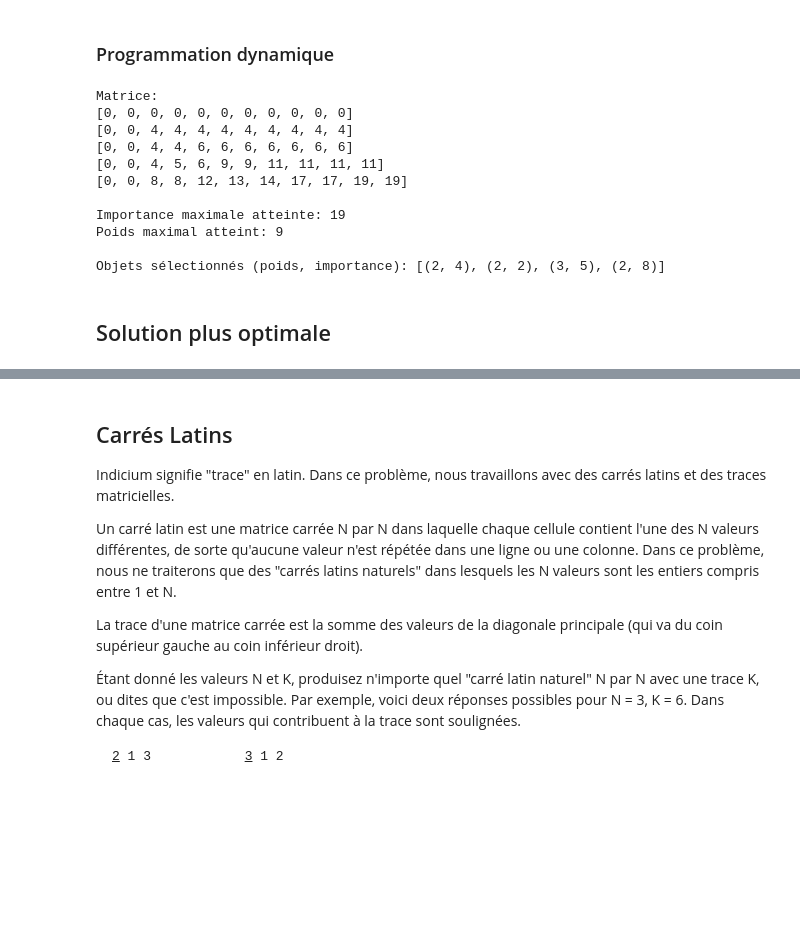
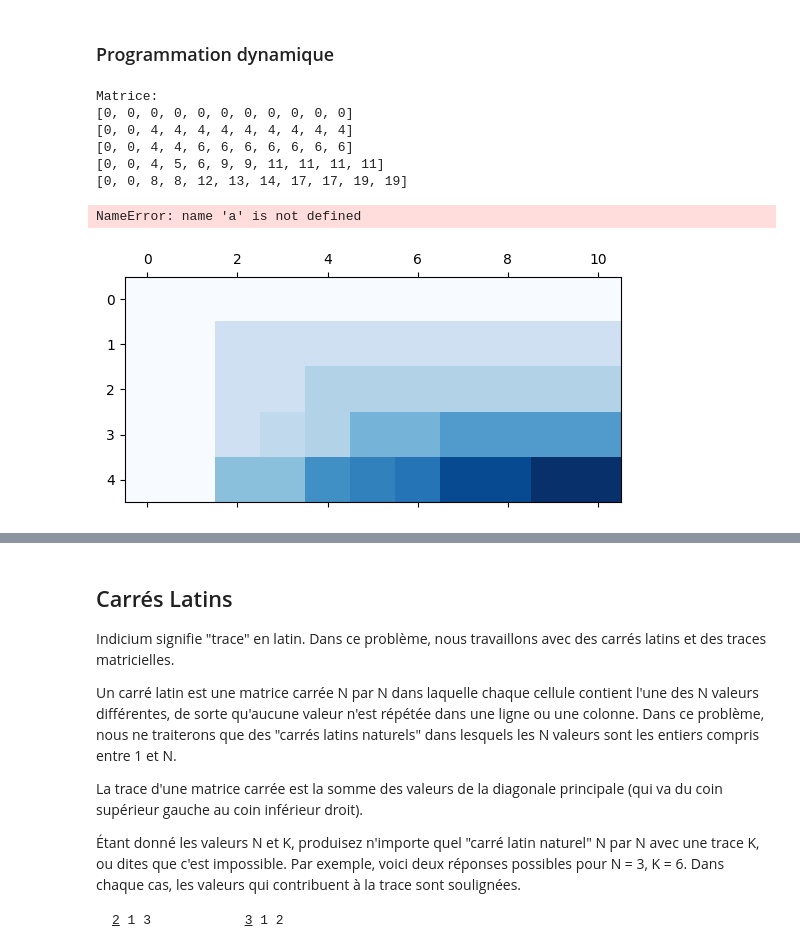
Before and after one commit to ferrorra/Programmation-Avanc-e-AMSD, a Jupyter notebook: BOUROUINA_Rania et AL.ipynb, the cells around one changed output, grey strips where cells are left out. Drawn from its saved outputs; the diff is of its cells as text; code cells hidden in the pictures; blank space fills up the shorter version.

```diff
--- a/BOUROUINA_Rania.ipynb
+++ b/BOUROUINA_Rania et AL.ipynb
@@ -19,6 +19,36 @@ En termes de complexite, les meilleurs algorithmes a utiliser sont :
 # %% [markdown]
 ### Programmation dynamique
 # %%
+import matplotlib.pyplot as plt
+import numpy as np
+
+def visualize_matrix(dp_matrix, selected_indices):
+    n_objects = len(dp_matrix) - 1
+    car_space = len(dp_matrix[0]) - 1
+
+    # Create a colormap for visualization
+    cmap = plt.get_cmap('Blues')
+
+    # Plot the dynamic programming matrix as a heatmap
+    fig, ax = plt.subplots()
+    cax = ax.matshow(dp_matrix, cmap=cmap, vmin=0, vmax=np.max(dp_matrix))
+    #fig.colorbar(cax)
+
+    # Mark the selected positions with a different color
+    for i, j in enumerate(selected_indices, start=1):
+        a.add_patch(plt.Rectangle((j, n_objects - i), 1, 1, fill=True, color='red'))
+
+    # Set axis labels
+    ax.set_xticks(range(car_space + 1))
+    ax.set_yticks(range(n_objects + 1))
+    ax.set_xticklabels(range(car_space + 1))
+    ax.set_yticklabels(range(n_objects + 1))
+    ax.set_xlabel('Size (Space in Car)')
+    ax.set_ylabel('Object')
+
+    plt.title("Matrice dynamique avec objets selectionness")
+    plt.show()
+
 def take_objects(obj_importance, obj_sizes, car_space):
     n_objects = len(obj_importance)
 
@@ -36,46 +66,43 @@ def take_objects(obj_importance, obj_sizes, car_space):
             else:
                 dp_matrix[i][size] = dp_matrix[i - 1][size]
 
-    # Récupération de la capacité maximale atteinte
-    max_capacity = dp_matrix[n_objects][car_space]
-
     # Récupération des objets sélectionnés
     selected_objects = []
+    indices_selected = []  # Ajout d'une liste pour stocker les indices des objets sélectionnés
     size_remaining = car_space
     for i in range(n_objects, 0, -1):
         if dp_matrix[i][size_remaining] != dp_matrix[i - 1][size_remaining]:
+            indices_selected.append(i - 1)
             selected_objects.append((obj_sizes[i - 1], obj_importance[i - 1]))
             size_remaining -= obj_sizes[i - 1]
 
     # Affichage de la matrice
     print("Matrice:")
     for row in dp_matrix:
         print(row)
 
     max_size = car_space - size_remaining
 
-    return max_capacity, max_size, selected_objects[::-1]
+    # Visualize the matrix with colored squares
+    visualize_matrix(dp_matrix, indices_selected)
+
+    return max_size, selected_objects[::-1], indices_selected[::-1]
 
 # Exemple d'utilisation
 obj_importance = [4, 2, 5, 8]
 obj_sizes = [2, 2, 3, 2]
 car_space = 10
 
 result = take_objects(obj_importance, obj_sizes, car_space)
-print("\nImportance maximale atteinte:", result[0])
-print("Poids maximal atteint:", result[1])
-print("\nObjets sélectionnés (poids, importance):", result[2])
+print("\nPoids maximal atteint:", result[0])
+print("Objets sélectionnés (poids, importance):", result[1])
+print("Indices des objets sélectionnés:", result[2])
 # %% [output]
 Matrice:
 [0, 0, 0, 0, 0, 0, 0, 0, 0, 0, 0]
 [0, 0, 4, 4, 4, 4, 4, 4, 4, 4, 4]
 [0, 0, 4, 4, 6, 6, 6, 6, 6, 6, 6]
 [0, 0, 4, 5, 6, 9, 9, 11, 11, 11, 11]
 [0, 0, 8, 8, 12, 13, 14, 17, 17, 19, 19]
-
-Importance maximale atteinte: 19
-Poids maximal atteint: 9
-
-Objets sélectionnés (poids, importance): [(2, 4), (2, 2), (3, 5), (2, 8)]
+NameError: name 'a' is not defined
+[figure, added]
-# %% [markdown]
-## Solution plus optimale
```
Also changed, not shown: parts of 25 cells of this notebook.
